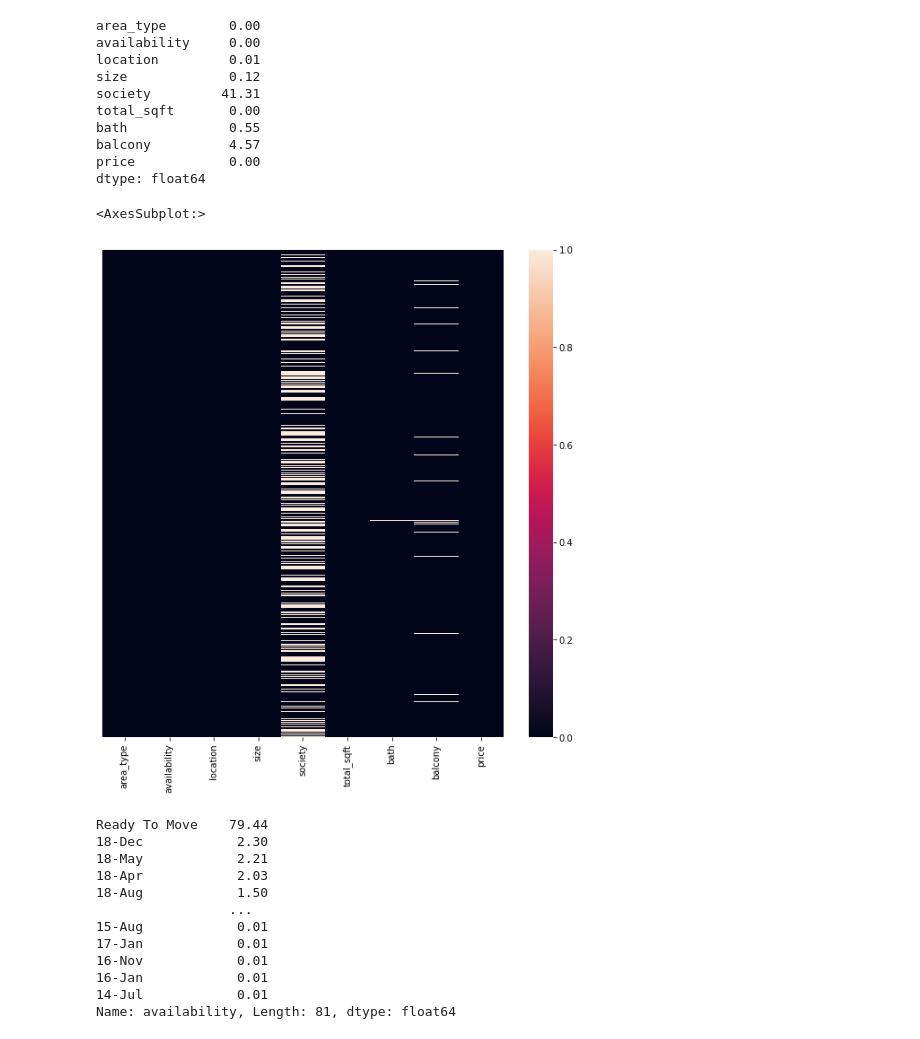
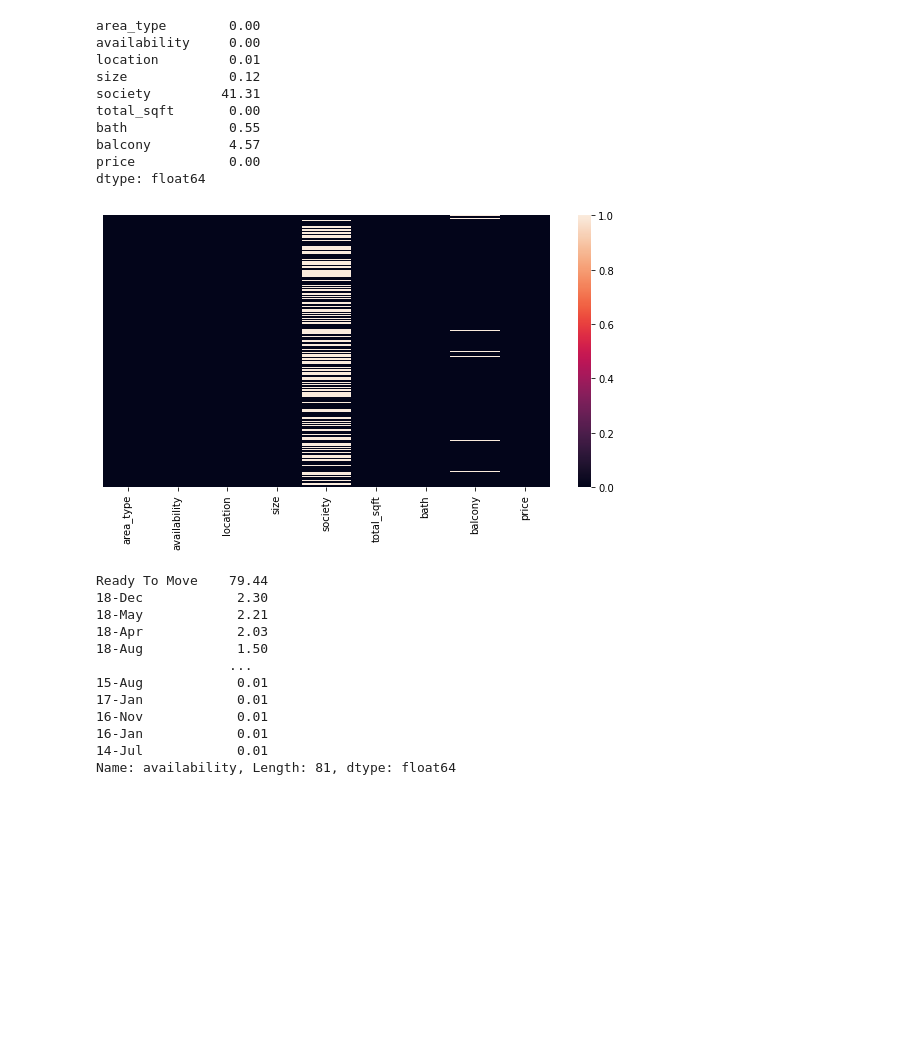
Before and after one commit to AniketDasSushil/Banglore_house_price_prediction_model, a Jupyter notebook: bangalore-house-price-prediction-model.ipynb, the cells around one changed output. Drawn from its saved outputs; the diff is of its cells as text; code cells hidden in the pictures; blank space fills up the shorter version.

```diff
--- a/bangalore-house-price-prediction-model.ipynb
+++ b/bangalore-house-price-prediction-model.ipynb
@@ -71,11 +75,11 @@ balcony          4.57
 price            0.00
 dtype: float64
 # %%
-plt.figure(figsize=(10,10))
+plt.figure(figsize=(10,5))
 sns.heatmap(df.isnull(),yticklabels=False)
+plt.show()
 # %% [output]
-<AxesSubplot:>
-[figure, old version]
+[figure, new version]
 # %%
 # dropping society column as it has many null values
 df.drop('society',axis=1,inplace=True)
```
Also changed, not shown: parts of 50 cells of this notebook.
